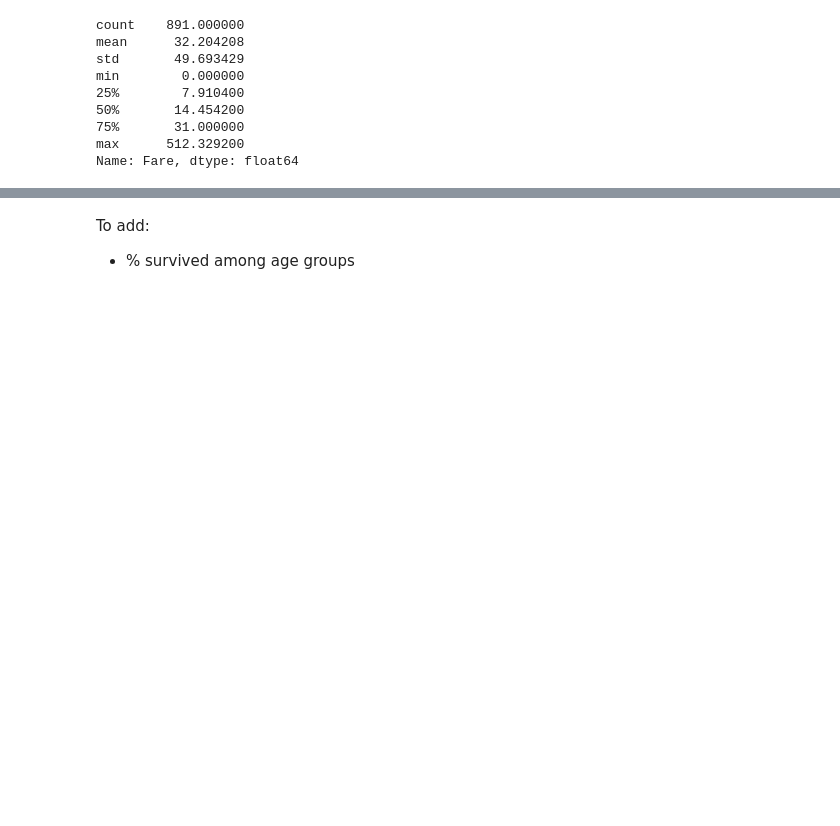
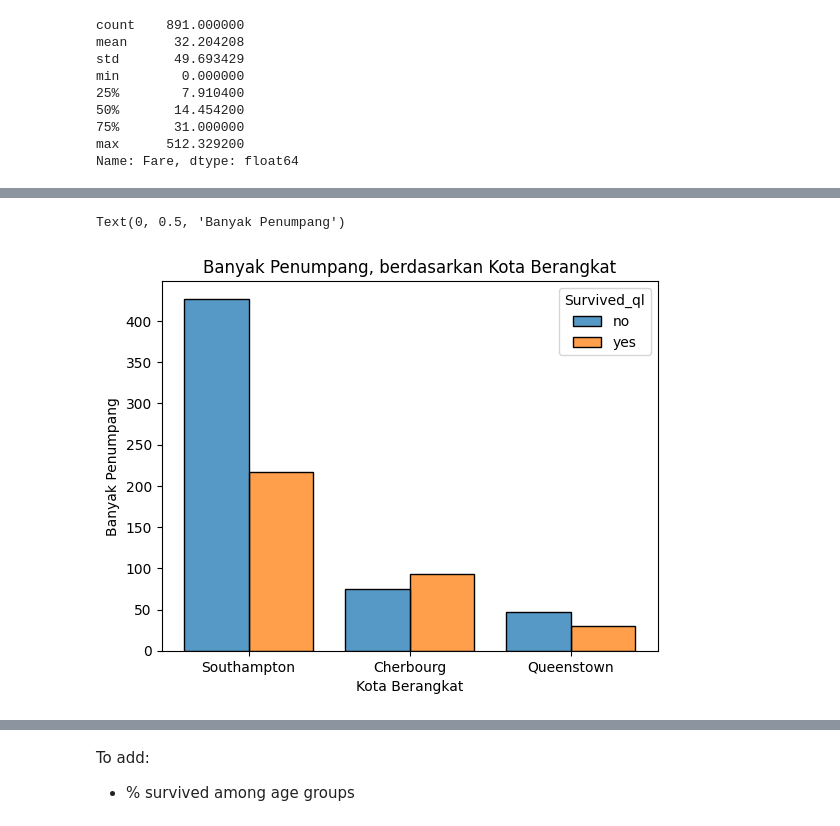
Before and after one commit to thoriqfarras/titanic_survivor_prediction, a Jupyter notebook: ml_titanic.ipynb, the cells around one changed output, grey strips where cells are left out. Drawn from its saved outputs; the diff is of its cells as text; code cells hidden in the pictures; blank space fills up the shorter version.

```diff
--- a/ml_titanic.ipynb
+++ b/ml_titanic.ipynb
@@ -102,0 +129,8 @@ Text(0.5, 1.0, 'Distribusi Nasib Penumpang, berdasarkan Umur')
+# %%
+sns.histplot(x=passengers['Embarked'], hue=passengers['Survived_ql'], multiple='dodge', shrink=.8)
+plt.title('Banyak Penumpang, berdasarkan Kota Berangkat')
+plt.xlabel('Kota Berangkat')
+plt.ylabel('Banyak Penumpang')
+# %% [output]
+Text(0, 0.5, 'Banyak Penumpang')
+[figure, added]
```
Also changed, not shown: parts of 15 cells of this notebook.
